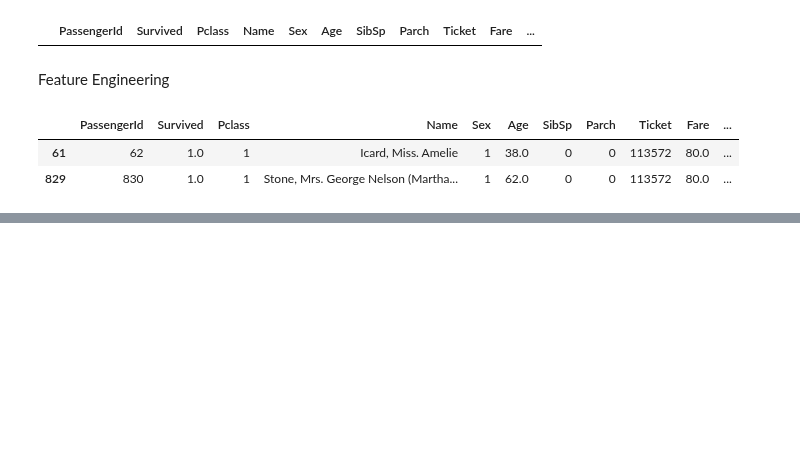
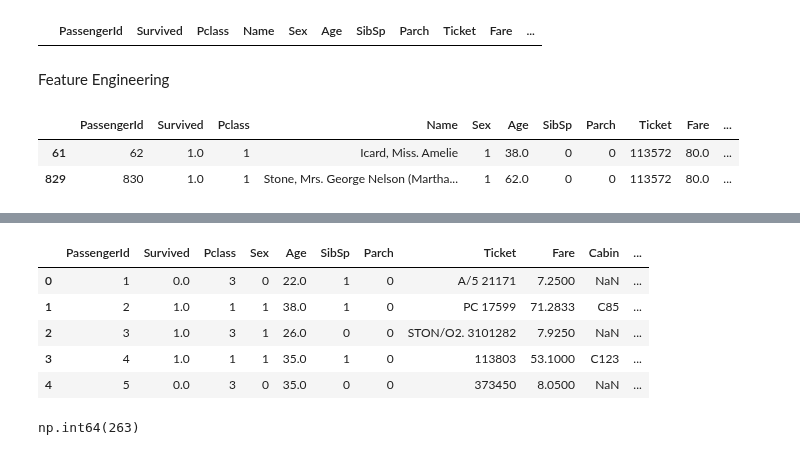
Before and after one commit to miji-lee-kr/titanic_practice, a Jupyter notebook: titanic.ipynb, the cells around one changed output, grey strips where cells are left out. Saved outputs shown, nothing was run; the diff lists cells and outputs as text; code cells hidden in the pictures; blank space fills up the shorter version.

```diff
--- a/titanic.ipynb
+++ b/titanic.ipynb
@@ -380,0 +385,10 @@ df.head()
+# %%
+# name에서 Mr. Miss. Mrs. Dr.같은 호칭을 뽑기 위해
+# 귀족 여부, 성별이 생존율에 영향을 미쳤으니까
+
+df['name_title'] = df['Name'].str.extract('([A-Za-z]+)\.') # 연속된 알파벳 + 마침표로 끝나는 것 추출
+df['name_title'].value_counts() # 묶어줄 수 있는거 없는지 살펴보기 위해
+
+# Ms.는 귀족 미망인
+# mme, Mlle, countess, lady 도 귀족 여성 의미 -> 숫자가 적어서 모델한테 제대로 학습시키기 어려움
+# -> 얘네는'Lady' 로 단일화 하자. 모델이 귀족 여자라고 생각할것
@@ -380,0 +423,23 @@ df.head()
+# %%
+df.loc[(df['name_title']=='Mme')| (df['name_title']=='Mlle')|(df['name_title']=='Countess')|(df['name_title']=='Ms')|(df['name_title']=='Lady'), 'name_title'] = 'Lady'
+
+title_mapping = {'Mr':0, 'Miss':1, 'Mrs':2, 'Master':3, 'Lady':4,
+                 'Don':5, 'Rev':6, 'Dr':7, 'Major':8, 'Sir':9, 'Col':10,
+                 'Capt':11, 'Jonkheer':12}
+df['name_title'] = df['name_title'].map(title_mapping)
+
+df.drop('Name', axis = 1, inplace= True) # 기존 이름은 모델이 먹을 수 없으므로 칼럼 삭제
+df.head()
+# %% [output]
+|  | PassengerId | Survived | Pclass | Sex | Age | SibSp | Parch | Ticket | Fare | Cabin | ... |
+| 0 | 1 | 0.0 | 3 | 0 | 22.0 | 1 | 0 | A/5 21171 | 7.2500 | NaN | ... |
+| 1 | 2 | 1.0 | 1 | 1 | 38.0 | 1 | 0 | PC 17599 | 71.2833 | C85 | ... |
+| 2 | 3 | 1.0 | 3 | 1 | 26.0 | 0 | 0 | STON/O2. 3101282 | 7.9250 | NaN | ... |
+| 3 | 4 | 1.0 | 1 | 1 | 35.0 | 1 | 0 | 113803 | 53.1000 | C123 | ... |
+| 4 | 5 | 0.0 | 3 | 0 | 35.0 | 0 | 0 | 373450 | 8.0500 | NaN | ... |
+# %%
+# 결측치 확인
+
+df['Age'].isnull().sum()
+# %% [output]
+np.int64(263)
```
Also changed, not shown: parts of 8 cells of this notebook, 1 other file.
